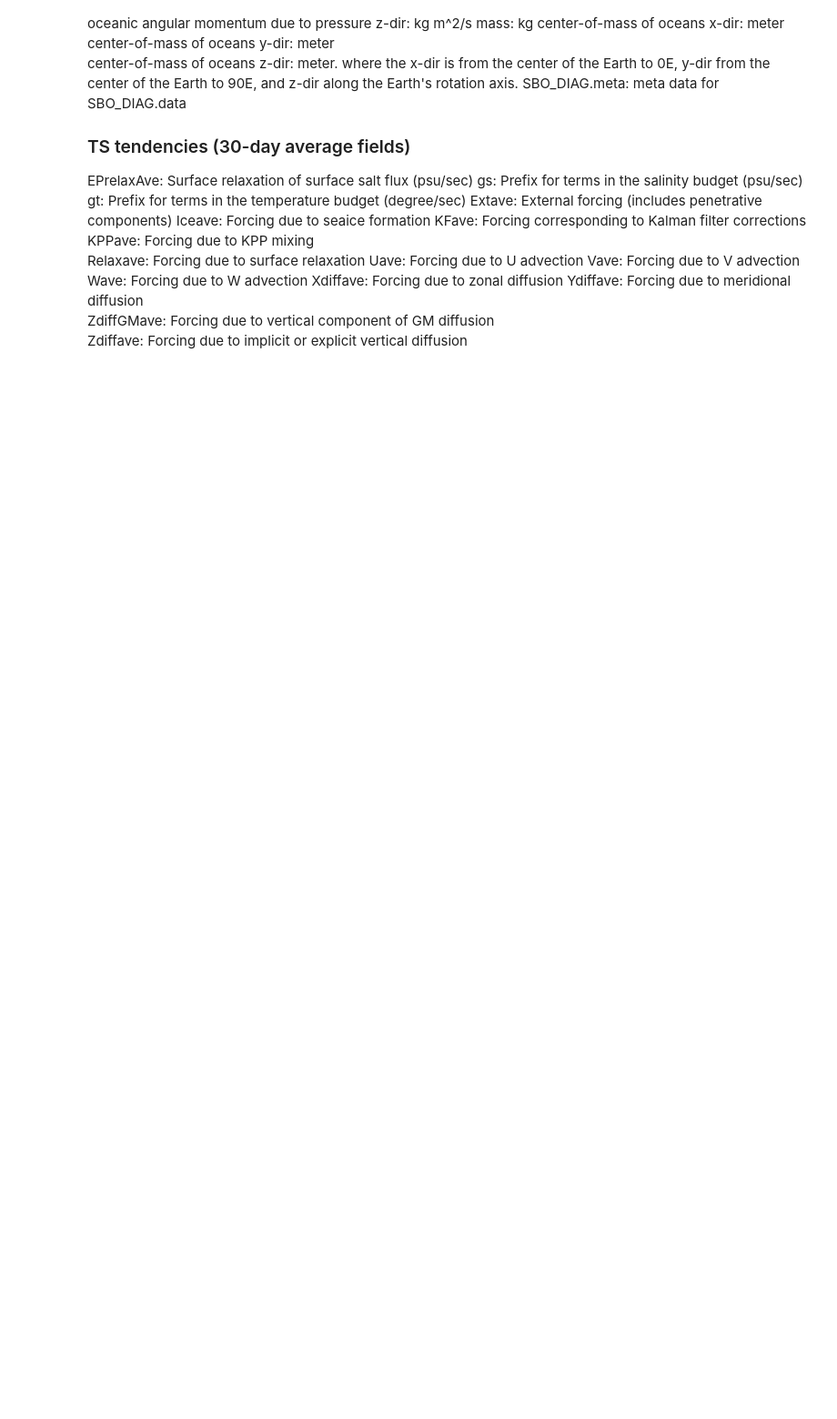
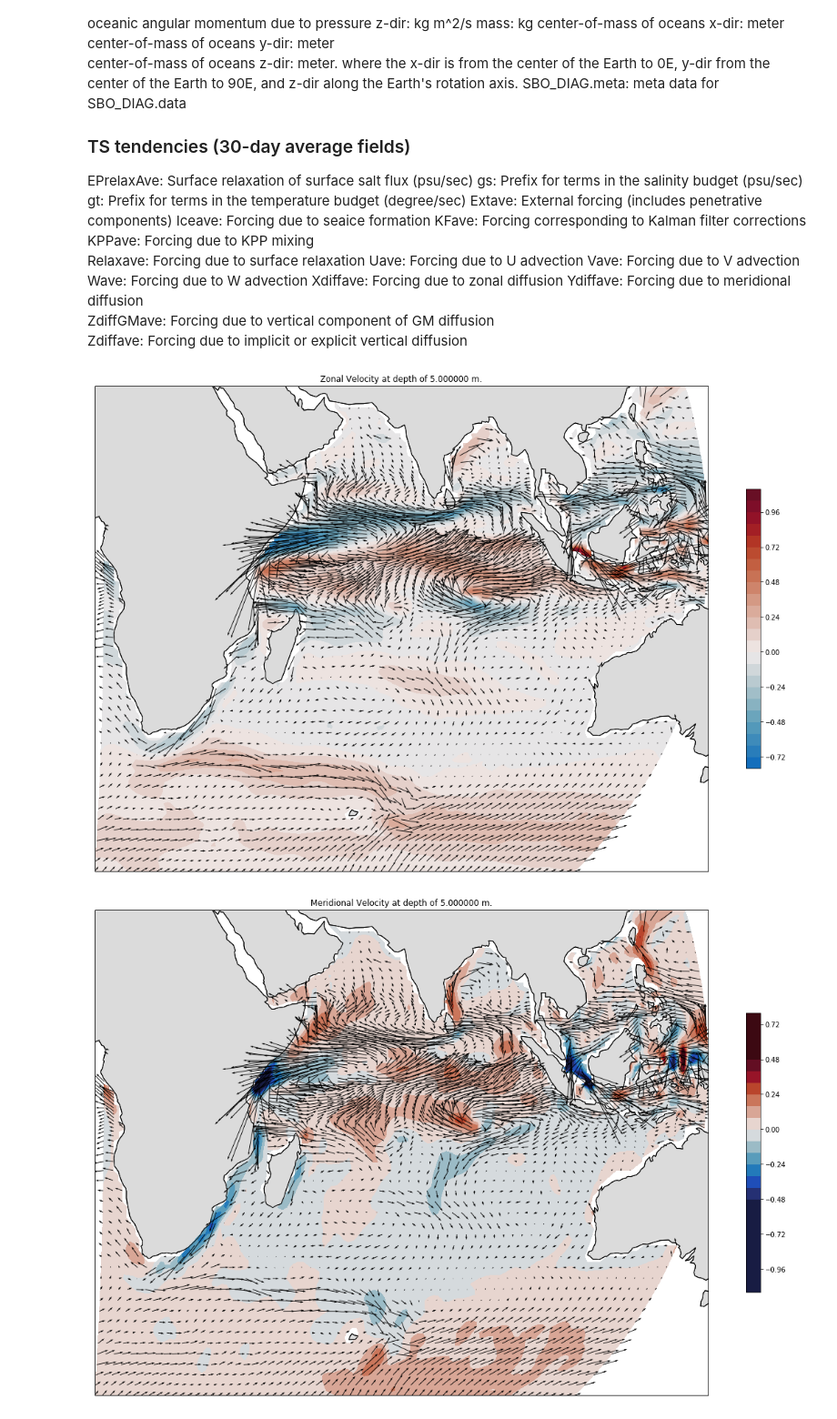
Before and after one commit to philippemiron/notebooks, a Jupyter notebook: ecco.ipynb, the cells around one changed output. Shown at 91% size. Cells and saved outputs as stored; diff of their text form; code cells hidden in the pictures; blank space fills up the shorter version.

Commit message:
coastline countries, importing shapefiles, and other fun stuff.

```diff
--- a/ecco.ipynb
+++ b/ecco.ipynb
@@ -120,5 +119,58 @@ datafile = 'Vave_08_08.06480_08880_240.cdf'
 f2 = Dataset(datafile)
 vavg = f2['Vave']
+# %%
+# MH370 airplane disappear on March, 8 2014
+# The goal is to download every month from this date to today
+# and look for big changes in the average current in the middle of the basins
+# as well as around the satellite arc
+
+# restrict to the basin limits
+limit_lon = [10, 135.]
+limit_lat = [-60., 30.]
+
+i0 = np.argmin((limit_lon[0] - lon[:]) ** 2)
+i1 = np.argmin((limit_lon[1] - lon[:]) ** 2)
+j0 = np.argmin((limit_lat[0] - lat[:]) ** 2)
+j1 = np.argmin((limit_lat[1] - lat[:]) ** 2)
+
+lon = lon[i0:i1]
+lat = lat[j0:j1]
+
+uavg = uavg[:, :, j0:j1, i0:i1]
+vavg = vavg[:, :, j0:j1, i0:i1]
+# %%
+max_values_u = 1.25
+max_values_v = 0.5
+scale_vec = 7.5
+skip = 2
+
+# plot velocity at the surface
+did = 0
+tid = 8
+fig = plt.figure(figsize=(20, 15))
+ax = fig.add_subplot(1, 1, 1, projection=ccrs.Robinson())
+lons, lats = np.meshgrid(lon, lat)
+cs1 = ax.contourf(lons, lats, uavg[tid,did,:,:], 25, transform=ccrs.PlateCarree(), cmap=cmocean.cm.balance, vmin=-max_values_u, vmax=max_values_u)
+ax.add_feature(cartopy.feature.LAND, zorder=0, edgecolor='black', facecolor=cfeature.COLORS['land_alt1'])
+ax.coastlines()
+#ax.set_global()
+Q = ax.quiver(lons[::skip,::skip], lats[::skip,::skip], uavg[tid,did,::skip,::skip], vavg[tid,did,::skip,::skip], transform=ccrs.PlateCarree(), units='width', width=0.001, scale=scale_vec)
+ax.set_title('Zonal Velocity at depth of %f m.' % (depth[did]))
+cbar = fig.colorbar(cs1, shrink=0.5)
+
+fig = plt.figure(figsize=(20, 15))
+ax = fig.add_subplot(1, 1, 1, projection=ccrs.Robinson())
+lons, lats = np.meshgrid(lon, lat)
+cs1 = ax.contourf(lons, lats, vavg[tid,did,:,:], 25, transform=ccrs.PlateCarree(), cmap=cmocean.cm.balance, vmin=-max_values_v, vmax=max_values_v)
+ax.add_feature(cartopy.feature.LAND, zorder=0, edgecolor='black', facecolor=cfeature.COLORS['land_alt1'])
+ax.coastlines()
+#ax.set_global()
+Q = ax.quiver(lons[::skip,::skip], lats[::skip,::skip], uavg[tid,did,::skip,::skip], vavg[tid,did,::skip,::skip], transform=ccrs.PlateCarree(), units='width', width=0.001, scale=scale_vec)
+ax.set_title('Meridional Velocity at depth of %f m.' % (depth[did]))
+cbar = fig.colorbar(cs1, shrink=0.5)
+# %% [output]
+[figure, added]
+[figure, added]
 # %%
 print(f)
 print(uavg)
```
Also changed, not shown: parts of 2 cells of this notebook, 8 other files.
